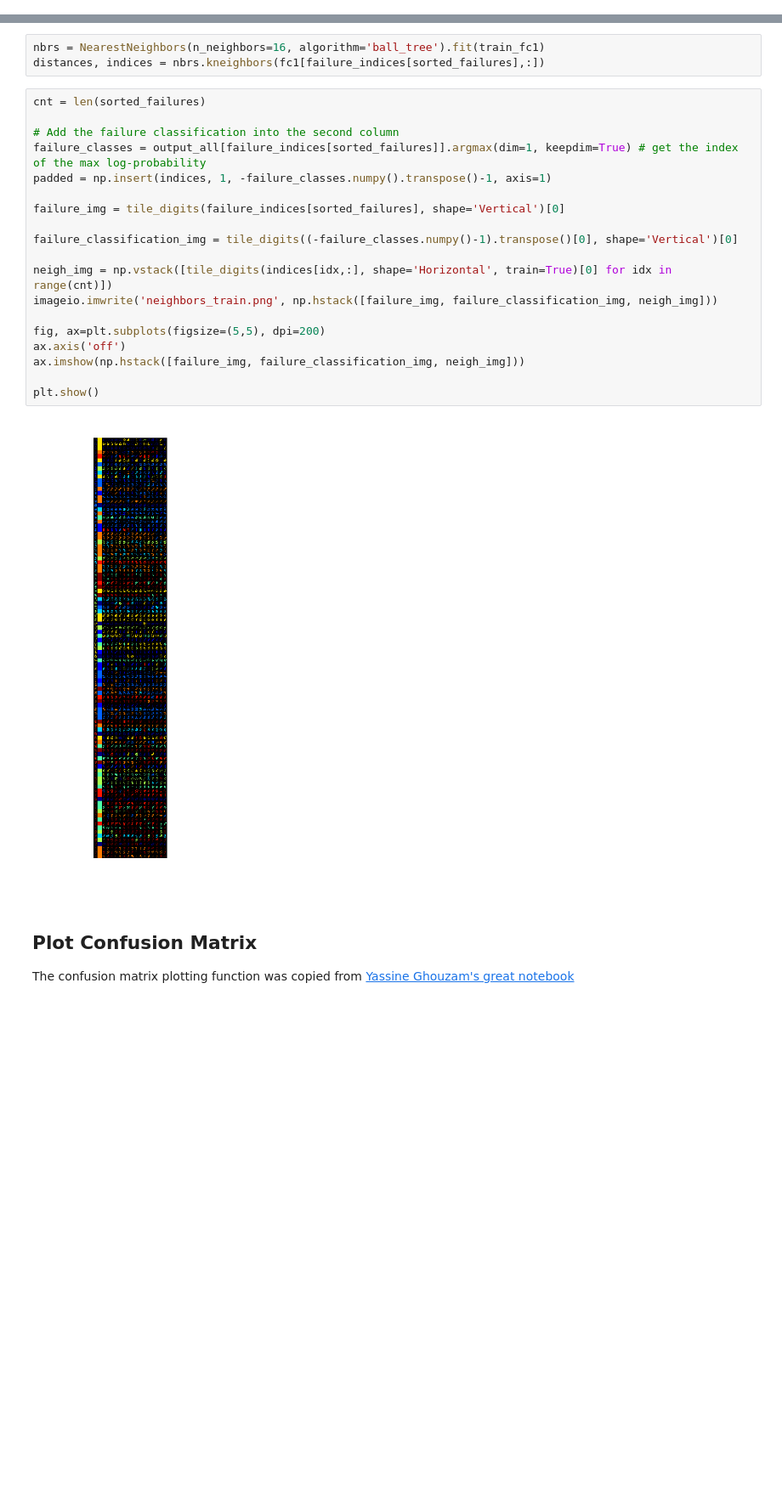
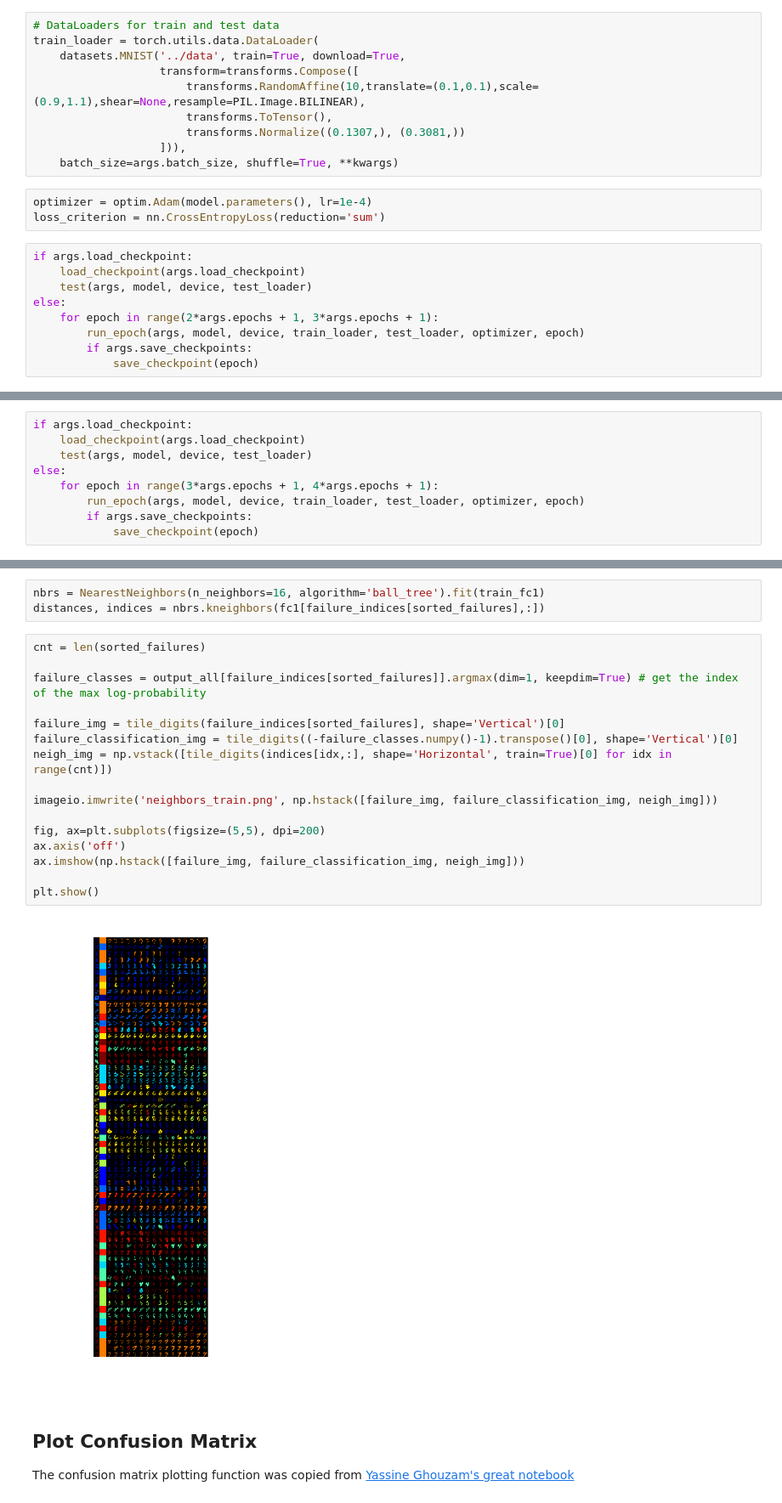
Before and after one commit to steedly/Reading, a Jupyter notebook: mnist.ipynb, the cells around one changed output, grey strips where cells are left out. Shown at 85% size. Cells and saved outputs as stored; diff of their text form; blank space fills up the shorter version.

Commit message:
Ran with data augmentation on and Adam optimizer for 144 epochs and reached 99.36% accuracy.

```diff
--- a/mnist.ipynb
+++ b/mnist.ipynb
@@ -394,0 +450,22 @@ Test set: Average loss: 0.0380, Accuracy: 9897/10000 (99%)
+# %%
+# DataLoaders for train and test data
+train_loader = torch.utils.data.DataLoader(
+    datasets.MNIST('../data', train=True, download=True,
+                   transform=transforms.Compose([
+                       transforms.RandomAffine(10,translate=(0.1,0.1),scale=(0.9,1.1),shear=None,resample=PIL.Image.BILINEAR),
+                       transforms.ToTensor(),
+                       transforms.Normalize((0.1307,), (0.3081,))
+                   ])),
+    batch_size=args.batch_size, shuffle=True, **kwargs)
+# %%
+optimizer = optim.Adam(model.parameters(), lr=1e-4)
+loss_criterion = nn.CrossEntropyLoss(reduction='sum')
+# %%
+if args.load_checkpoint:
+    load_checkpoint(args.load_checkpoint)
+    test(args, model, device, test_loader)
+else:
+    for epoch in range(2*args.epochs + 1, 3*args.epochs + 1):
+        run_epoch(args, model, device, train_loader, test_loader, optimizer, epoch)
+        if args.save_checkpoints:
+            save_checkpoint(epoch)
@@ -394,0 +499,9 @@ Test set: Average loss: 0.0380, Accuracy: 9897/10000 (99%)
+# %%
+if args.load_checkpoint:
+    load_checkpoint(args.load_checkpoint)
+    test(args, model, device, test_loader)
+else:
+    for epoch in range(3*args.epochs + 1, 4*args.epochs + 1):
+        run_epoch(args, model, device, train_loader, test_loader, optimizer, epoch)
+        if args.save_checkpoints:
+            save_checkpoint(epoch)
@@ -611,24 +740,21 @@ distances, indices = nbrs.kneighbors(fc1[failure_indices[sorted_failures],:])
 # %%
 cnt = len(sorted_failures)
 
-# Add the failure classification into the second column
 failure_classes = output_all[failure_indices[sorted_failures]].argmax(dim=1, keepdim=True) # get the index of the max log-probability
-padded = np.insert(indices, 1, -failure_classes.numpy().transpose()-1, axis=1)
 
 failure_img = tile_digits(failure_indices[sorted_failures], shape='Vertical')[0]
+failure_classification_img = tile_digits((-failure_classes.numpy()-1).transpose()[0], shape='Vertical')[0]
+neigh_img = np.vstack([tile_digits(indices[idx,:], shape='Horizontal', train=True)[0] for idx in range(cnt)])
 
-failure_classification_img = tile_digits((-failure_classes.numpy()-1).transpose()[0], shape='Vertical')[0]
-
-neigh_img = np.vstack([tile_digits(indices[idx,:], shape='Horizontal', train=True)[0] for idx in range(cnt)])
 imageio.imwrite('neighbors_train.png', np.hstack([failure_img, failure_classification_img, neigh_img]))
 
 fig, ax=plt.subplots(figsize=(5,5), dpi=200)
 ax.axis('off')
 ax.imshow(np.hstack([failure_img, failure_classification_img, neigh_img]))
 
 plt.show()
 # %% [output]
-[figure, old version]
+[figure, new version]
 # %% [markdown]
 ## Plot Confusion Matrix
 The confusion matrix plotting function was copied from [Yassine Ghouzam's great notebook](https://www.kaggle.com/yassineghouzam/introduction-to-cnn-keras-0-997-top-6)
```
Also changed, not shown: parts of 23 cells of this notebook, 1 other file.
